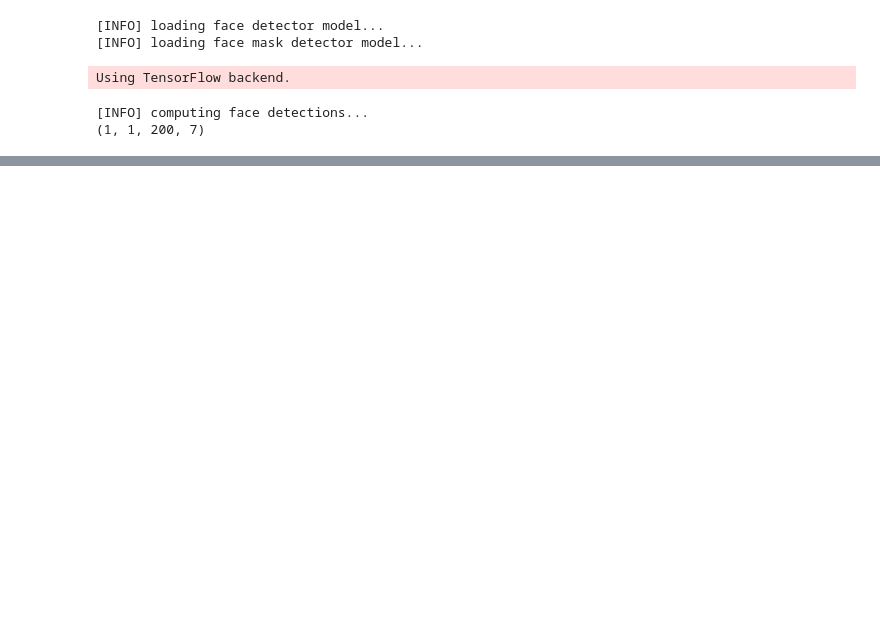
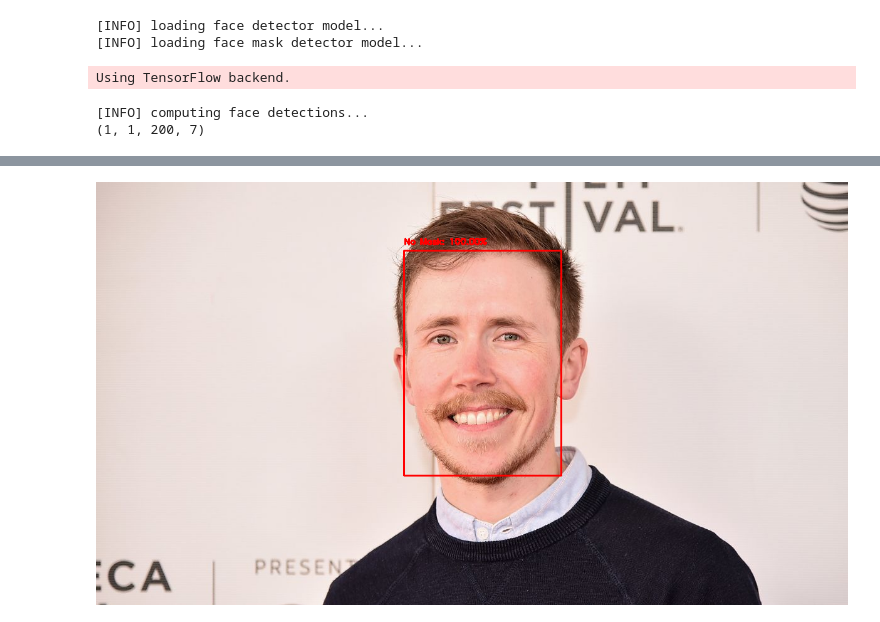
Before and after one commit to DALIS-HACKJAIPUR/COVID-19-Surveillance-System, a Jupyter notebook: Single_Prediction.ipynb, the cells around one changed output, grey strips where cells are left out. Cells and saved outputs as stored; diff of their text form; code cells hidden in the pictures; blank space fills up the shorter version.

```diff
--- a/Single_Prediction.ipynb
+++ b/Single_Prediction.ipynb
@@ -42,0 +86,5 @@ label = ""
+# %%
+#outputting the image when i/p was man without mask
+cv2.imshow(image)
+# %% [output]
+[figure, added]
```
Also changed, not shown: parts of 3 cells of this notebook.
